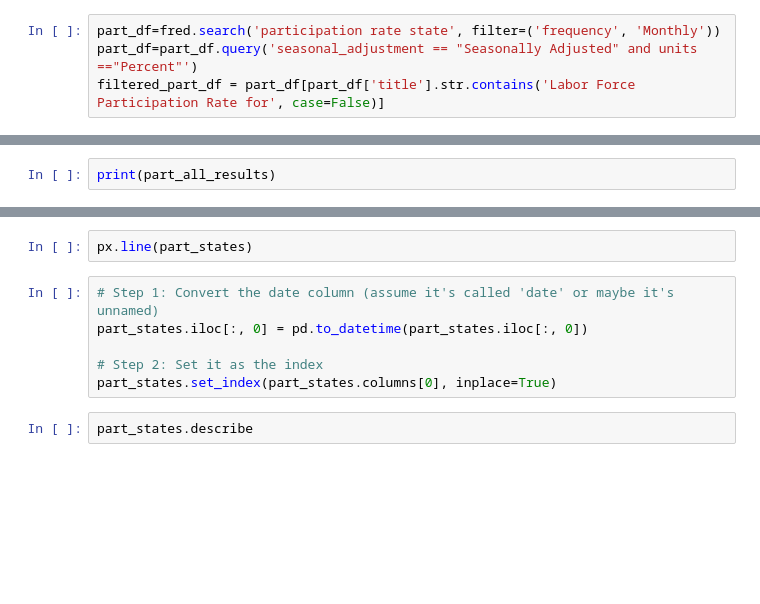
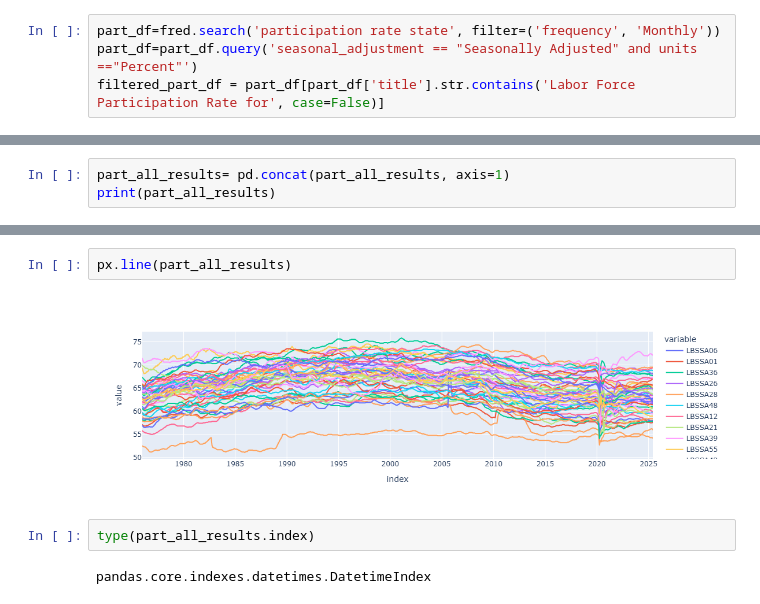
Before and after one commit to markselvan/python_learning, a Jupyter notebook: Economic Data Analysis.ipynb, the cells around one changed output, grey strips where cells are left out. Saved outputs shown, nothing was run; the diff lists cells and outputs as text; blank space fills up the shorter version.

```diff
--- a/Economic Data Analysis.ipynb
+++ b/Economic Data Analysis.ipynb
@@ -147,2 +358,3 @@ print(filtered_part_df[['title']])  # Check what you're looping through
 # %%
+part_all_results= pd.concat(part_all_results, axis=1)
 print(part_all_results)
@@ -159,11 +399,9 @@ part_states.isna().sum()
 # %%
-px.line(part_states)
+px.line(part_all_results)
+# %% [output]
+[figure, added]
-# %%
-# Step 1: Convert the date column (assume it's called 'date' or maybe it's unnamed)
-part_states.iloc[:, 0] = pd.to_datetime(part_states.iloc[:, 0])
-
-# Step 2: Set it as the index
-part_states.set_index(part_states.columns[0], inplace=True)
-# %%
-part_states.describe
+# %%
+type(part_all_results.index)
+# %% [output]
+pandas.core.indexes.datetimes.DatetimeIndex
 # %%
```
Also changed, not shown: parts of 32 cells of this notebook.
